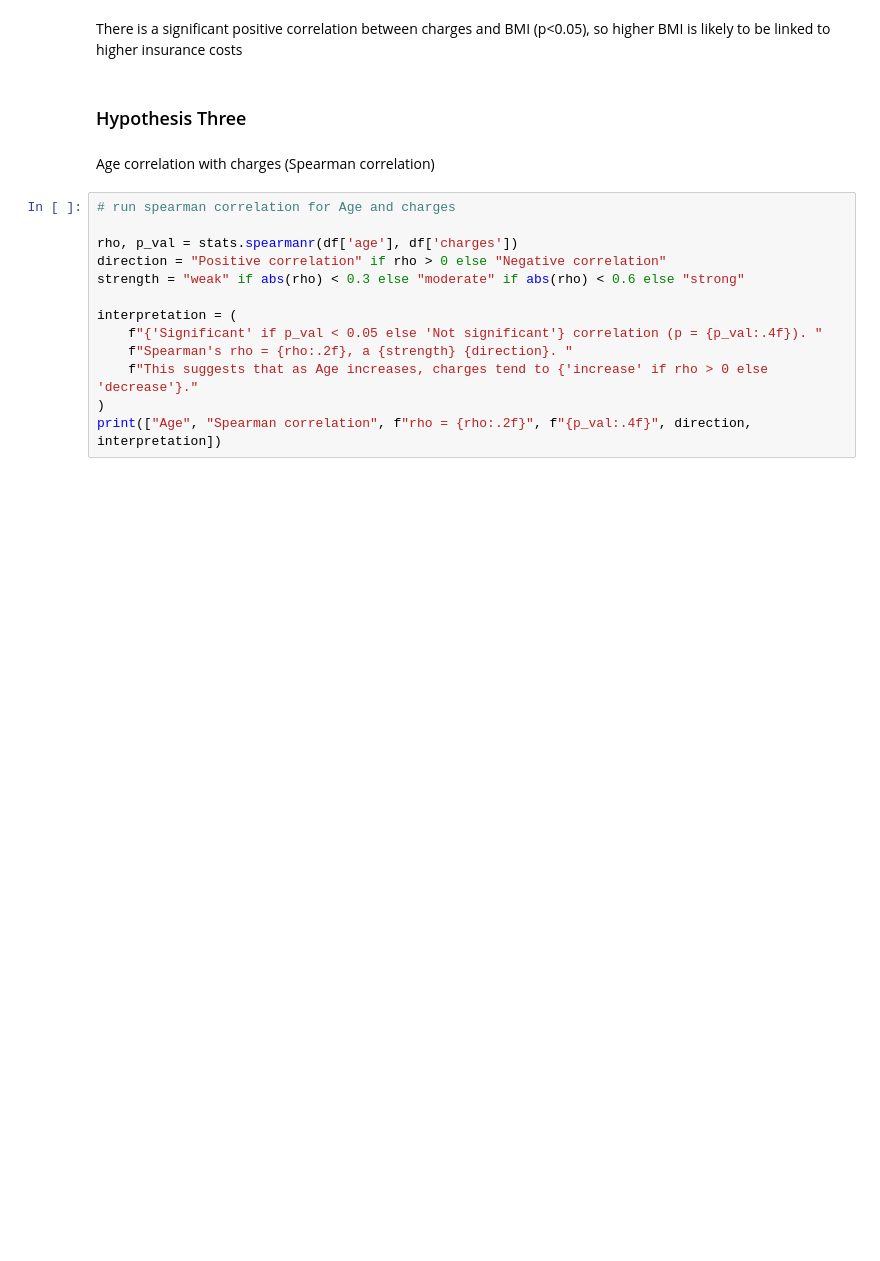
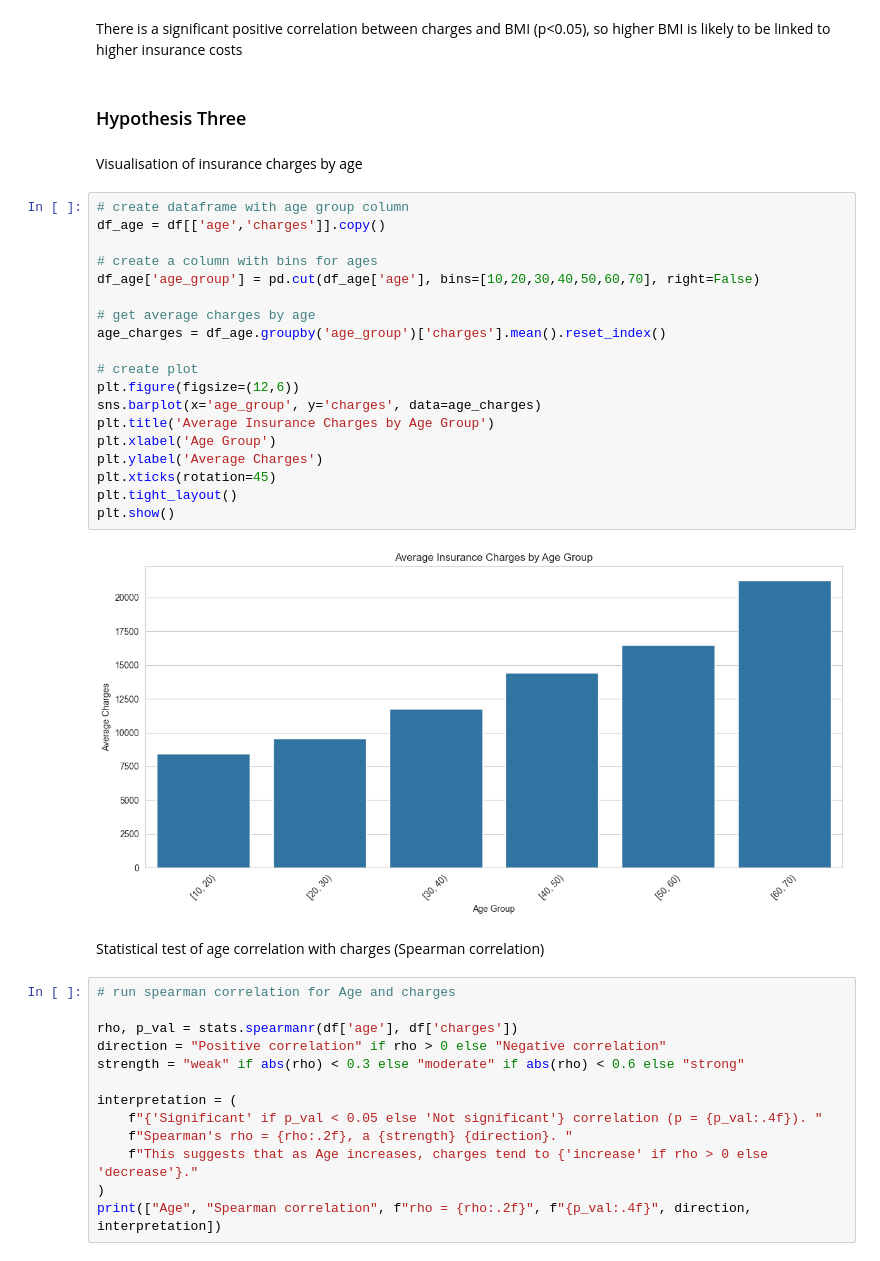
Before and after one commit to H-Smithson/healthcare_data_analysis, a Jupyter notebook: jupyter_notebooks/02_statistical_tests.ipynb, the cells around one changed output. Cells and saved outputs as stored; diff of their text form; blank space fills up the shorter version.

```diff
--- a/jupyter_notebooks/02_statistical_tests.ipynb
+++ b/jupyter_notebooks/02_statistical_tests.ipynb
@@ -227,6 +301,29 @@ There is a significant positive correlation between charges and BMI (p<0.05), so
 ### Hypothesis Three
+# %% [markdown]
+Visualisation of insurance charges by age
+# %%
+# create dataframe with age group column
+df_age = df[['age','charges']].copy()
+
+# create a column with bins for ages
+df_age['age_group'] = pd.cut(df_age['age'], bins=[10,20,30,40,50,60,70], right=False)
+
+# get average charges by age
+age_charges = df_age.groupby('age_group')['charges'].mean().reset_index()
+
+# create plot
+plt.figure(figsize=(12,6))
+sns.barplot(x='age_group', y='charges', data=age_charges)
+plt.title('Average Insurance Charges by Age Group')
+plt.xlabel('Age Group')
+plt.ylabel('Average Charges')
+plt.xticks(rotation=45)
+plt.tight_layout()
+plt.show()
+# %% [output]
+[figure, added]
 # %% [markdown]
-Age correlation with charges (Spearman correlation)
+Statistical test of age correlation with charges (Spearman correlation)
 # %%
 # run spearman correlation for Age and charges
 
```
Also changed, not shown: parts of 20 cells of this notebook.
